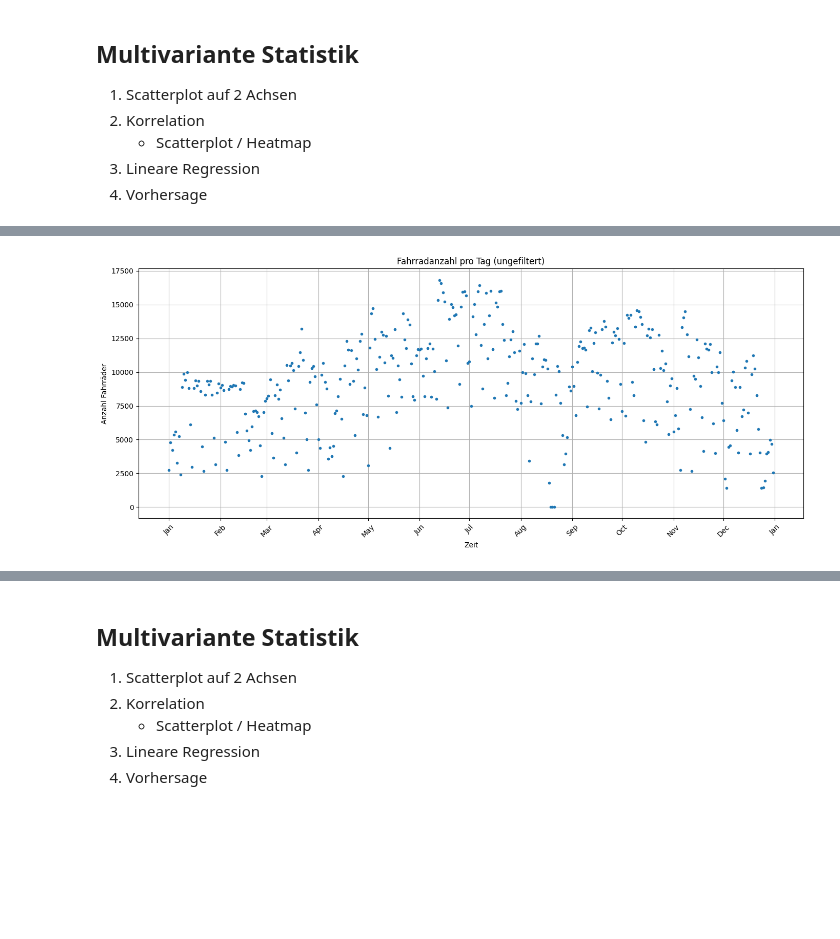
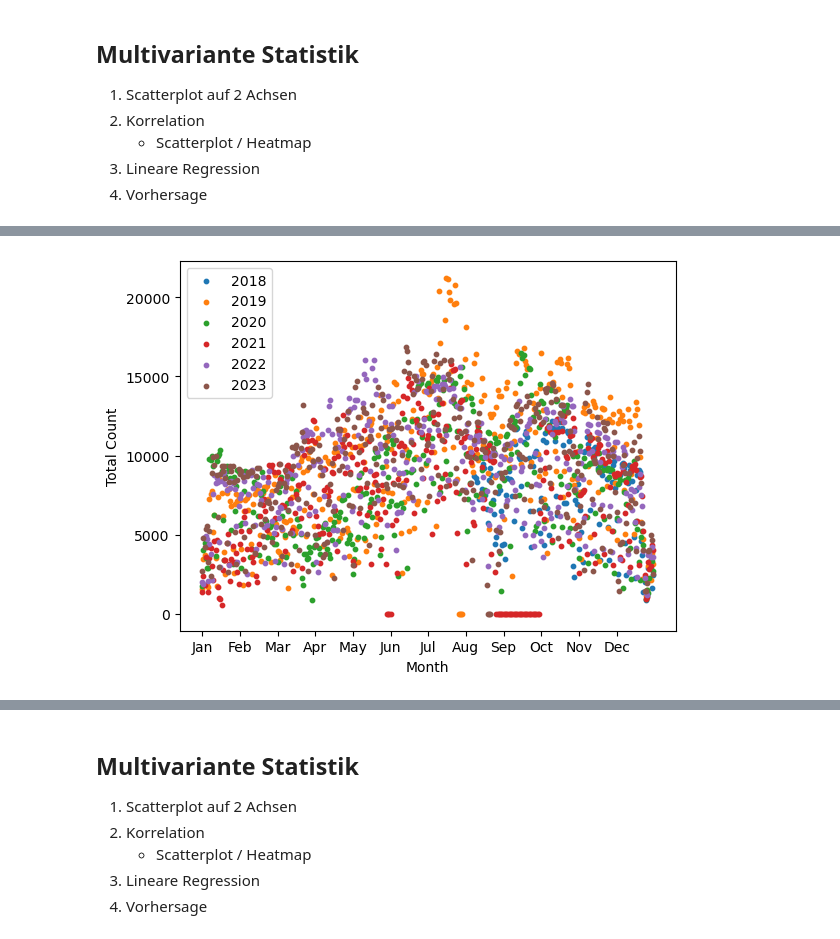
Before and after one commit to LordOfReinkeness/stochastik_SoSe25, a Jupyter notebook: fahrraeder.ipynb, the cells around one changed output, grey strips where cells are left out. Cells and saved outputs as stored; diff of their text form; code cells hidden in the pictures; blank space fills up the shorter version.

```diff
--- a/fahrraeder.ipynb
+++ b/fahrraeder.ipynb
@@ -82,0 +218,11 @@ proTag = [r - (e + a) for r, e, a in zip(raeder, einwaerts, auswaerts)]
+# %%
+time_amount_tmp = all_data_daily_constructed.copy()
+time_amount_tmp['dt'] = pd.to_datetime(time_amount_tmp['date'])
+time_amount_tmp['month'] = time_amount_tmp['dt'].dt.month
+time_amount_tmp['month_cont'] = (
+        time_amount_tmp['month'] +
+        (time_amount_tmp['dt'].dt.day - 1) / time_amount_tmp['dt'].dt.days_in_month
+)
+time_amount_tmp['year'] = time_amount_tmp['dt'].dt.year
+
+time_amount_tmp
@@ -83,22 +243,16 @@ proTag = [r - (e + a) for r, e, a in zip(raeder, einwaerts, auswaerts)]
 # %%
-# 1.Rohdatenanalyse
+fig, ax = plt.subplots()
+cmap = plt.get_cmap('tab10')
 
-# Plotten der Anzahl vs. Zeit
-import matplotlib.dates as mdates
+for i, y in enumerate(sorted(time_amount_tmp['year'].unique())):
+    d = time_amount_tmp[time_amount_tmp['year'] == y]
+    ax.scatter(d['month_cont'], d['total_count'], label=str(y), color=cmap(i), s=10)
 
-plt.figure(figsize=(14, 6))
-plt.plot(zeit, raeder, marker='o', linestyle='none', markersize=3)
-plt.title('Fahrradanzahl pro Tag (ungefiltert)')
-plt.xlabel('Zeit')
-plt.ylabel('Anzahl Fahrräder')
-plt.grid(True)
-
-ax = plt.gca()
-ax.xaxis.set_major_locator(mdates.AutoDateLocator(minticks=10, maxticks=15))
-ax.xaxis.set_major_formatter(mdates.DateFormatter('%b'))
-plt.xticks(rotation=45)
-
-plt.tight_layout()
+ax.set_xticks(range(1, 13))
+ax.set_xticklabels(['Jan','Feb','Mar','Apr','May','Jun','Jul','Aug','Sep','Oct','Nov','Dec'])
+ax.set_xlabel('Month')
+ax.set_ylabel('Total Count')
+ax.legend()
 plt.show()
 # %% [output]
-[figure, old version]
+[figure, new version]
```
Also changed, not shown: parts of 28 cells of this notebook, 6 other files.
